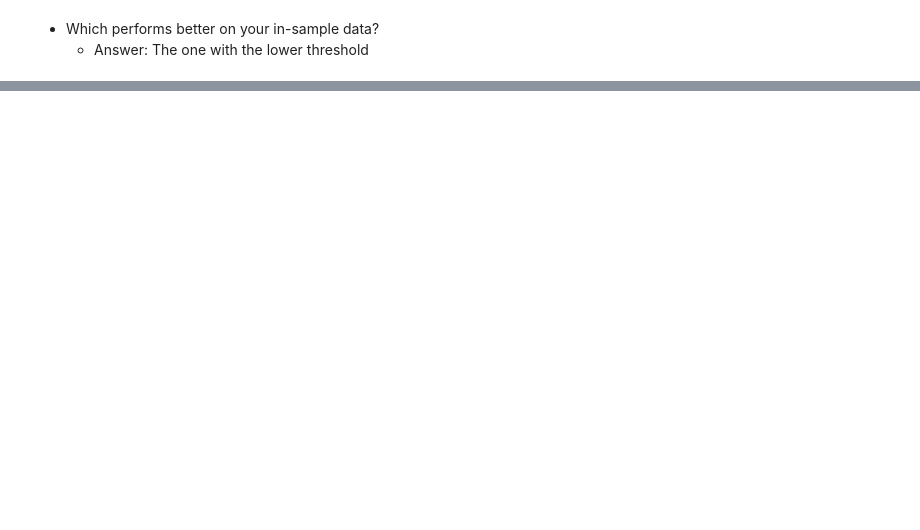
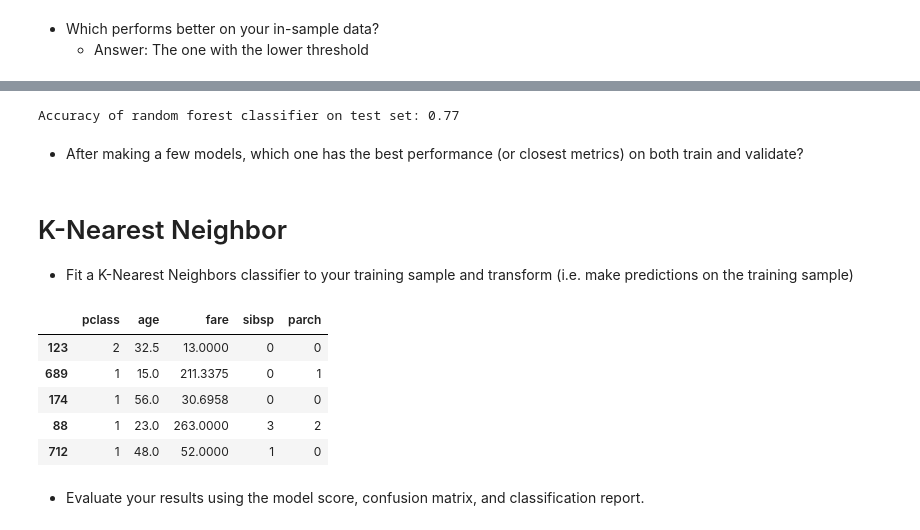
Before and after one commit to datastraine/codeup-data-science, a Jupyter notebook: model_evaluation.ipynb, the cells around one changed output, grey strips where cells are left out. Saved outputs shown, nothing was run; the diff lists cells and outputs as text; code cells hidden in the pictures; blank space fills up the shorter version.

Commit message:
updates with KNN and Random Forest questions answered

```diff
--- a/model_evaluation.ipynb
+++ b/model_evaluation.ipynb
@@ -867,0 +953,29 @@ weighted avg       0.91      0.87      0.87       101
+# %%
+print('Accuracy of random forest classifier on test set: {:.2f}'
+     .format(rf.score(X_validate, y_validate)))
+# %% [output]
+Accuracy of random forest classifier on test set: 0.77
+# %% [markdown]
+* After making a few models, which one has the best performance (or closest metrics) on both train and validate?
+# %% [markdown]
+# K-Nearest Neighbor
+
+* Fit a K-Nearest Neighbors classifier to your training sample and transform (i.e. make predictions on the training sample)
+# %%
+from sklearn.neighbors import KNeighborsClassifier
+
+X = titanic[['pclass','age','fare','sibsp','parch']]
+y = titanic[['survived']]
+
+X_train, X_test, y_train, y_test = train_test_split(X, y, test_size = .30, random_state = 123)
+
+X_train.head()
+# %% [output]
+|  | pclass | age | fare | sibsp | parch |
+| 123 | 2 | 32.5 | 13.0000 | 0 | 0 |
+| 689 | 1 | 15.0 | 211.3375 | 0 | 1 |
+| 174 | 1 | 56.0 | 30.6958 | 0 | 0 |
+| 88 | 1 | 23.0 | 263.0000 | 3 | 2 |
+| 712 | 1 | 48.0 | 52.0000 | 1 | 0 |
+# %% [markdown]
+* Evaluate your results using the model score, confusion matrix, and classification report.
```
Also changed, not shown: parts of 53 cells of this notebook.
